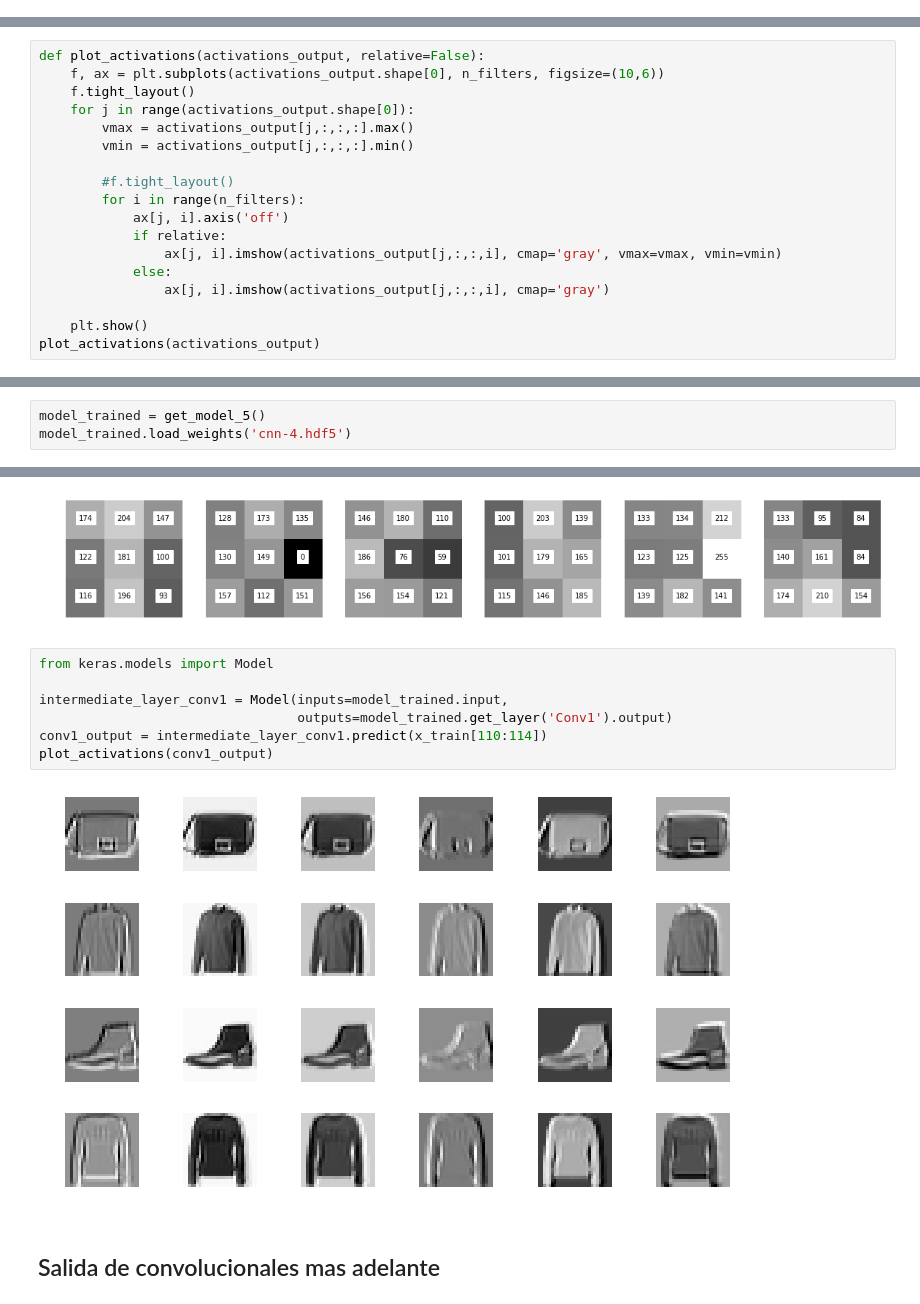
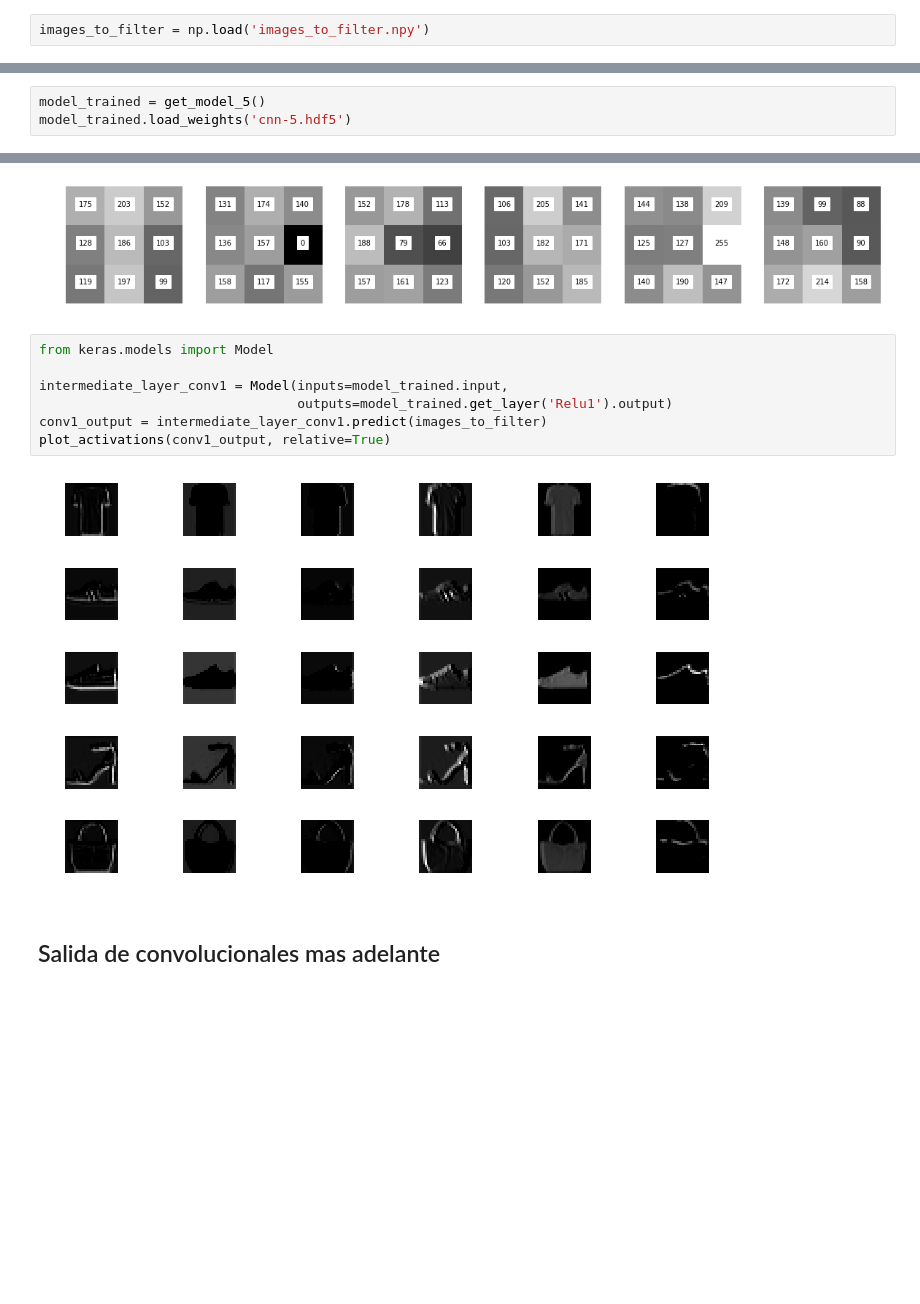
Before and after one commit to GIRIME262/fashion-MNIST, a Jupyter notebook: CNN_Analisys.ipynb, the cells around one changed output, grey strips where cells are left out. Drawn from its saved outputs; the diff is of its cells as text; blank space fills up the shorter version.

```diff
--- a/CNN_Analisys.ipynb
+++ b/CNN_Analisys.ipynb
@@ -98 +95,3 @@ x_train.shape
+# %%
+images_to_filter = np.load('images_to_filter.npy')
 # %%
@@ -103,18 +101,0 @@ print(activations_output.shape)
-# %%
-def plot_activations(activations_output, relative=False):
-    f, ax = plt.subplots(activations_output.shape[0], n_filters, figsize=(10,6))
-    f.tight_layout()
-    for j in range(activations_output.shape[0]):
-        vmax = activations_output[j,:,:,:].max()
-        vmin = activations_output[j,:,:,:].min()
-
-        #f.tight_layout()
-        for i in range(n_filters):
-            ax[j, i].axis('off')
-            if relative:
-                ax[j, i].imshow(activations_output[j,:,:,i], cmap='gray', vmax=vmax, vmin=vmin)
-            else:
-                ax[j, i].imshow(activations_output[j,:,:,i], cmap='gray')
-
-    plt.show()
-plot_activations(activations_output)
@@ -179,7 +162,7 @@ plot_activations(activations_output, relative=True)
 from cnn_models import get_model, get_model_2, get_model_3, get_model_4, get_model_5
 # %%
 model_trained = get_model_5()
-model_trained.load_weights('cnn-4.hdf5')
+model_trained.load_weights('cnn-5.hdf5')
 # %%
 conv1_layer = model_trained.get_layer('Conv1')
 # %%
@@ -194,12 +177,12 @@ plot_filter_coefs('Conv1', model_trained, normalize=True)
 # %%
 from keras.models import Model
 
 intermediate_layer_conv1 = Model(inputs=model_trained.input,
-                                 outputs=model_trained.get_layer('Conv1').output)
-conv1_output = intermediate_layer_conv1.predict(x_train[110:114])
-plot_activations(conv1_output)
+                                 outputs=model_trained.get_layer('Relu1').output)
+conv1_output = intermediate_layer_conv1.predict(images_to_filter)
+plot_activations(conv1_output, relative=True)
 # %% [output]
-[figure, old version]
+[figure, new version]
 # %% [markdown]
 ## Salida de convolucionales mas adelante
 # %%
```
Also changed, not shown: parts of 30 cells of this notebook, 14 other files.
